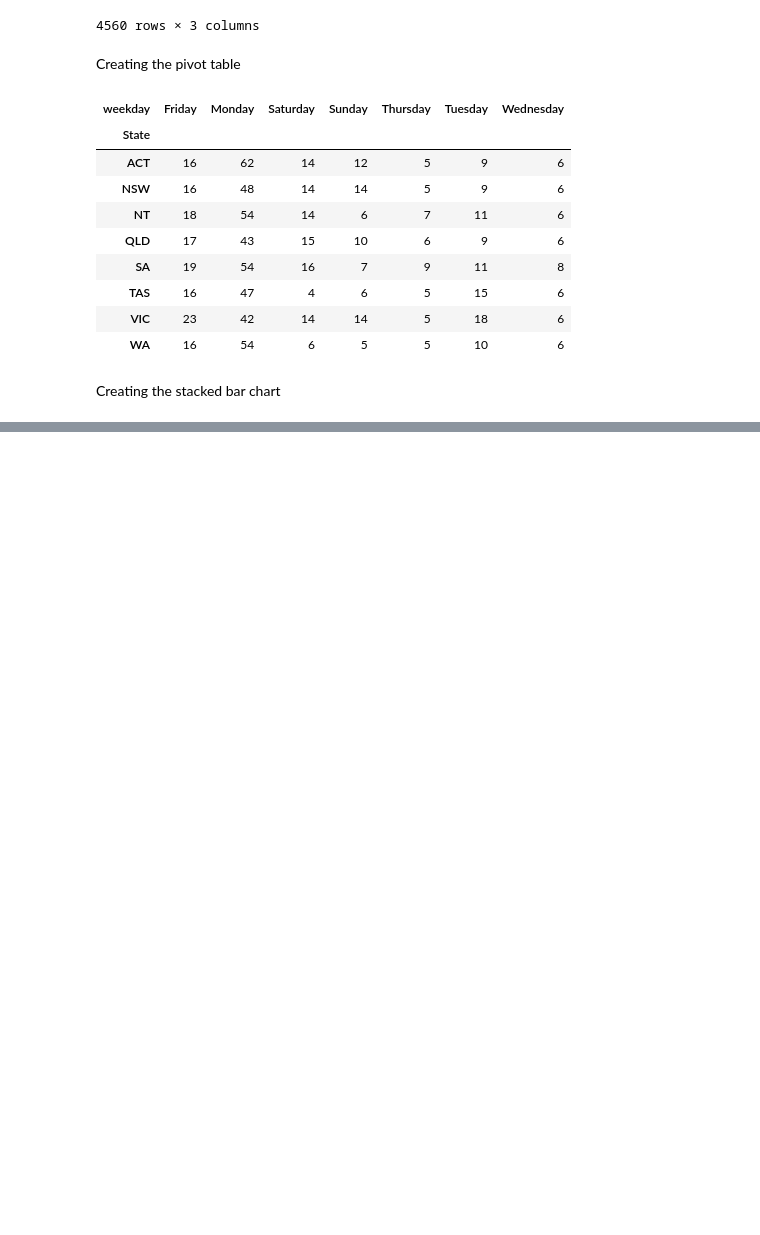
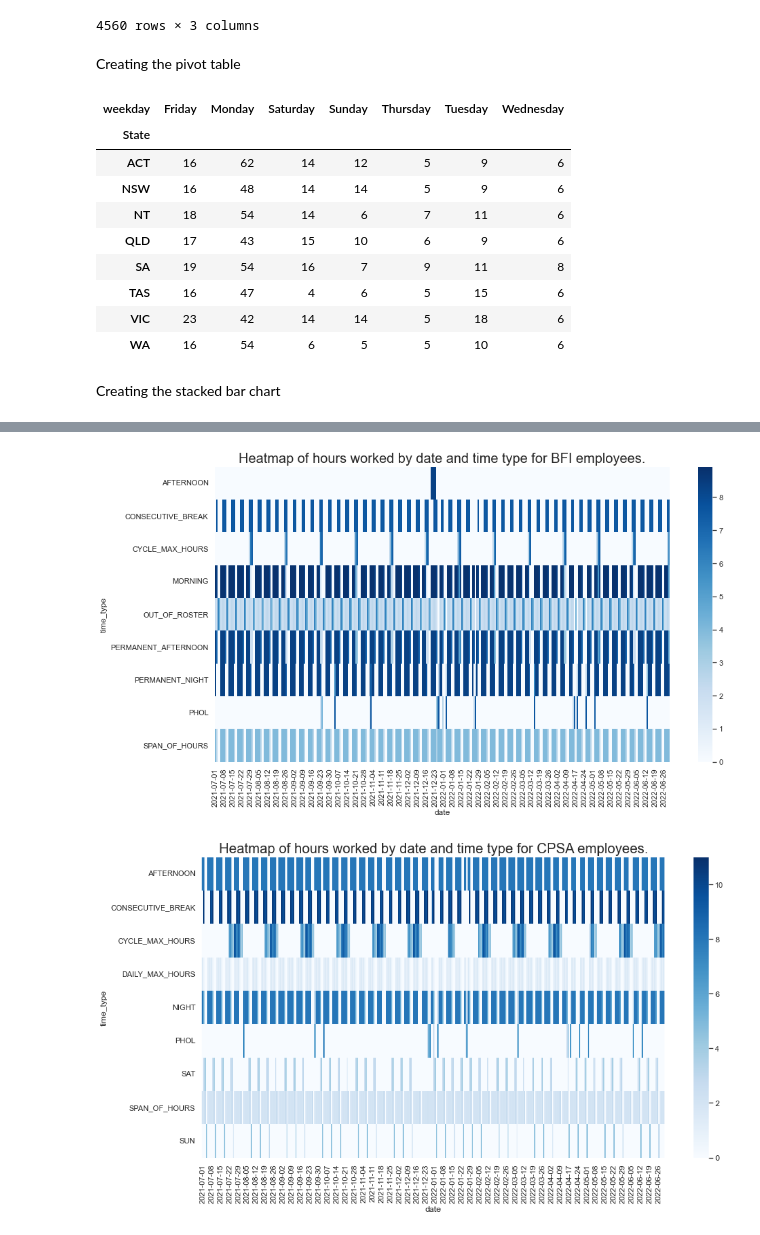
Before and after one commit to jerryawang/git_learning, a Jupyter notebook: Task 2.ipynb, the cells around one changed output, grey strips where cells are left out. Saved outputs shown, nothing was run; the diff lists cells and outputs as text; code cells hidden in the pictures; blank space fills up the shorter version.

```diff
--- a/Task 2.ipynb
+++ b/Task 2.ipynb
@@ -147,0 +255,8 @@ Text(0.5, 1.0, 'Number of Public Holidays on Each Weekday Per State')
+# %%
+penalty_ot = pd.read_csv('./Data/Input/wage_trust/penalty_ot_breakdown.csv')
+
+combined_emp = penalty_ot.merge(emp_master, left_on='emp_id', right_on='emp_id').copy()
+
+combined_emp_subset = combined_emp[['date', 'time_type', 'duration', 'award']].copy()
+
+combined_emp_subset
@@ -147,0 +277,19 @@ Text(0.5, 1.0, 'Number of Public Holidays on Each Weekday Per State')
+# %%
+def penalty_ot_heatmap(breakdown_df: pd.DataFrame) -> plt.subplots:
+    """
+    Given an input data frame of employee TS, create heatmaps based on date and time type.
+    :param breakdown_df: pd.DataFrame. Employee TS dataframe.
+    """
+    for award in ('BFI', 'CPSA'):
+        df = breakdown_df[breakdown_df['award'] == award].copy()
+        df.drop(columns=['award'], inplace=True)
+        df_pivot = pd.pivot_table(df, values='duration', index='time_type', columns='date', aggfunc=np.mean)
+        df_pivot = df_pivot.fillna(0)
+        heatmap = sns.heatmap(df_pivot, cmap='Blues')
+        heatmap.set_title(f'Heatmap of hours worked by date and time type for {award} employees.', fontsize=20)
+        plt.show()
+# %%
+penalty_ot_heatmap(combined_emp_subset)
+# %% [output]
+[figure, added]
+[figure, added]
```
Also changed, not shown: parts of 11 cells of this notebook.
